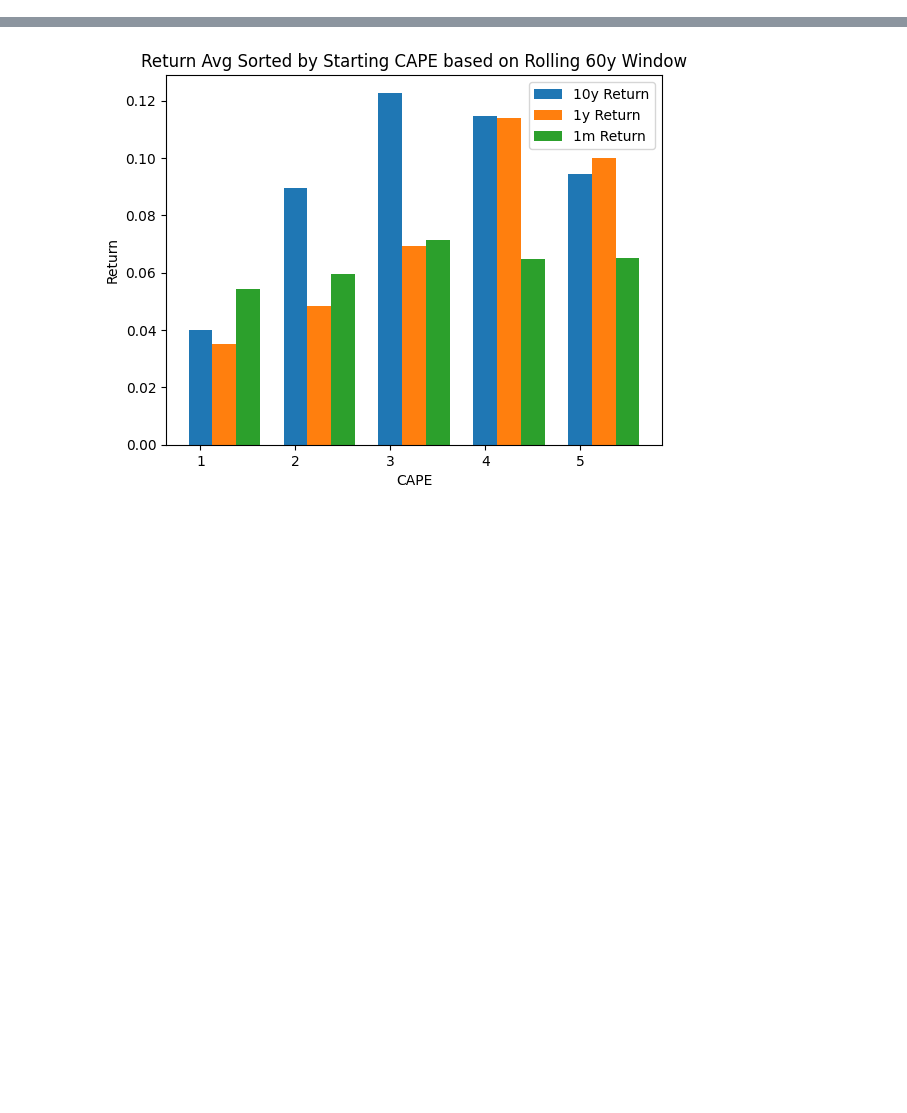
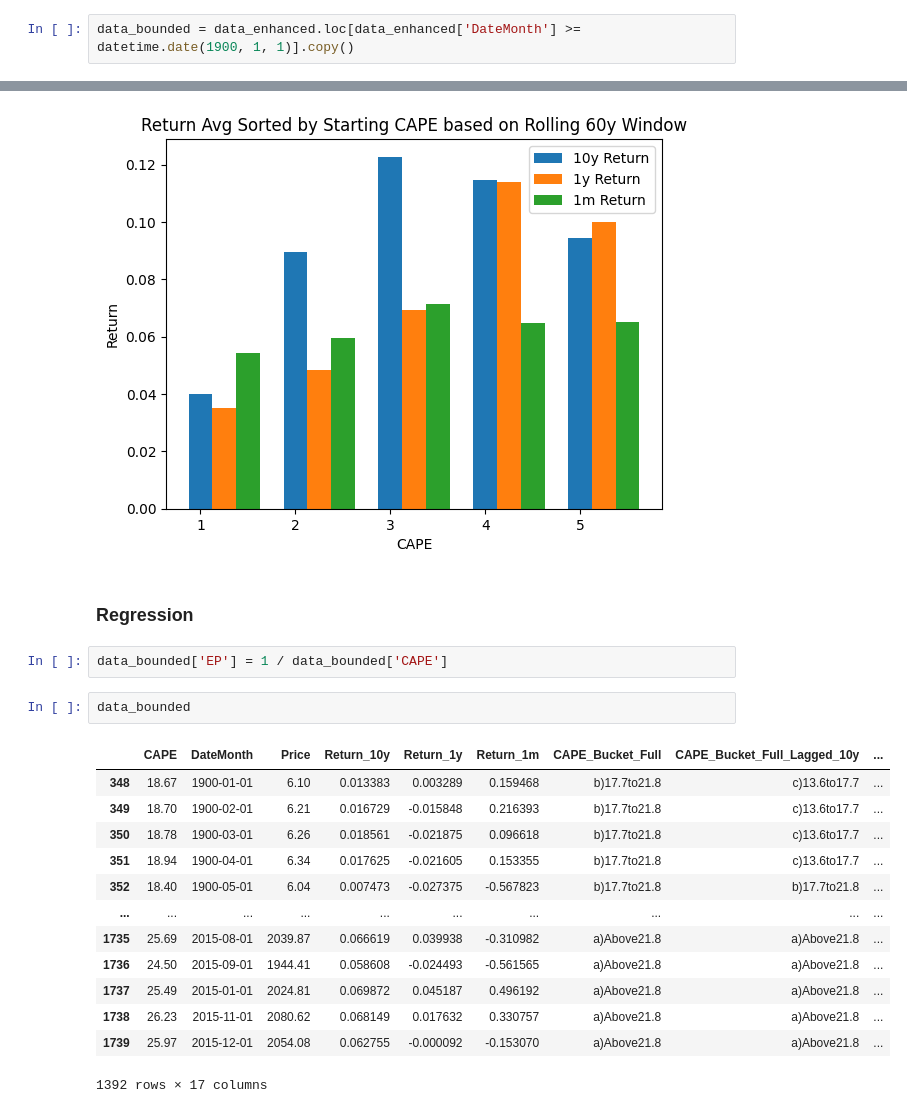
Before and after one commit to afoster28/efi-hw-mktTimingStrat, a Jupyter notebook: EFI_HW_Project_Foster.ipynb, the cells around one changed output, grey strips where cells are left out. Drawn from its saved outputs; the diff is of its cells as text; blank space fills up the shorter version.

```diff
--- a/EFI_HW_Project_Foster.ipynb
+++ b/EFI_HW_Project_Foster.ipynb
@@ -77,6 +80,8 @@ data_enhanced = data
 data_enhanced['Return_10y'] = data_enhanced['Price'].pct_change(120)/10
 data_enhanced['Return_1y'] = data_enhanced['Price'].pct_change(12)
 data_enhanced['Return_1m'] = data_enhanced['Price'].pct_change(1)*12
+# %%
+data_bounded = data_enhanced.loc[data_enhanced['DateMonth'] >= datetime.date(1900, 1, 1)].copy()
 # %%
 quantiles_full = round(data_bounded[['CAPE']].quantile([0.2, 0.4, 0.6, 0.8]), 1)
 quantiles_full
@@ -178,3 +183,23 @@ plt.legend()
 plt.show()
 # %% [output]
 [figure]
+# %% [markdown]
+### Regression
+# %%
+data_bounded['EP'] = 1 / data_bounded['CAPE']
+# %%
+data_bounded
+# %% [output]
+|  | CAPE | DateMonth | Price | Return_10y | Return_1y | Return_1m | CAPE_Bucket_Full | CAPE_Bucket_Full_Lagged_10y | ... |
+| 348 | 18.67 | 1900-01-01 | 6.10 | 0.013383 | 0.003289 | 0.159468 | b)17.7to21.8 | c)13.6to17.7 | ... |
+| 349 | 18.70 | 1900-02-01 | 6.21 | 0.016729 | -0.015848 | 0.216393 | b)17.7to21.8 | c)13.6to17.7 | ... |
+| 350 | 18.78 | 1900-03-01 | 6.26 | 0.018561 | -0.021875 | 0.096618 | b)17.7to21.8 | c)13.6to17.7 | ... |
+| 351 | 18.94 | 1900-04-01 | 6.34 | 0.017625 | -0.021605 | 0.153355 | b)17.7to21.8 | c)13.6to17.7 | ... |
+| 352 | 18.40 | 1900-05-01 | 6.04 | 0.007473 | -0.027375 | -0.567823 | b)17.7to21.8 | b)17.7to21.8 | ... |
+| ... | ... | ... | ... | ... | ... | ... | ... | ... | ... |
+| 1735 | 25.69 | 2015-08-01 | 2039.87 | 0.066619 | 0.039938 | -0.310982 | a)Above21.8 | a)Above21.8 | ... |
+| 1736 | 24.50 | 2015-09-01 | 1944.41 | 0.058608 | -0.024493 | -0.561565 | a)Above21.8 | a)Above21.8 | ... |
+| 1737 | 25.49 | 2015-01-01 | 2024.81 | 0.069872 | 0.045187 | 0.496192 | a)Above21.8 | a)Above21.8 | ... |
+| 1738 | 26.23 | 2015-11-01 | 2080.62 | 0.068149 | 0.017632 | 0.330757 | a)Above21.8 | a)Above21.8 | ... |
+| 1739 | 25.97 | 2015-12-01 | 2054.08 | 0.062755 | -0.000092 | -0.153070 | a)Above21.8 | a)Above21.8 | ... |
+1392 rows × 17 columns
```
Also changed, not shown: parts of 15 cells of this notebook, 5 other files.
